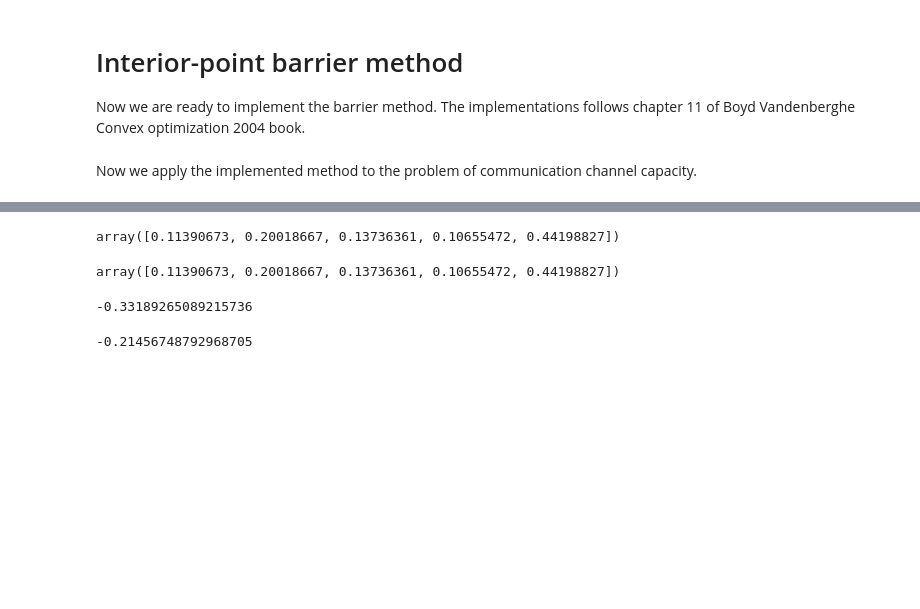
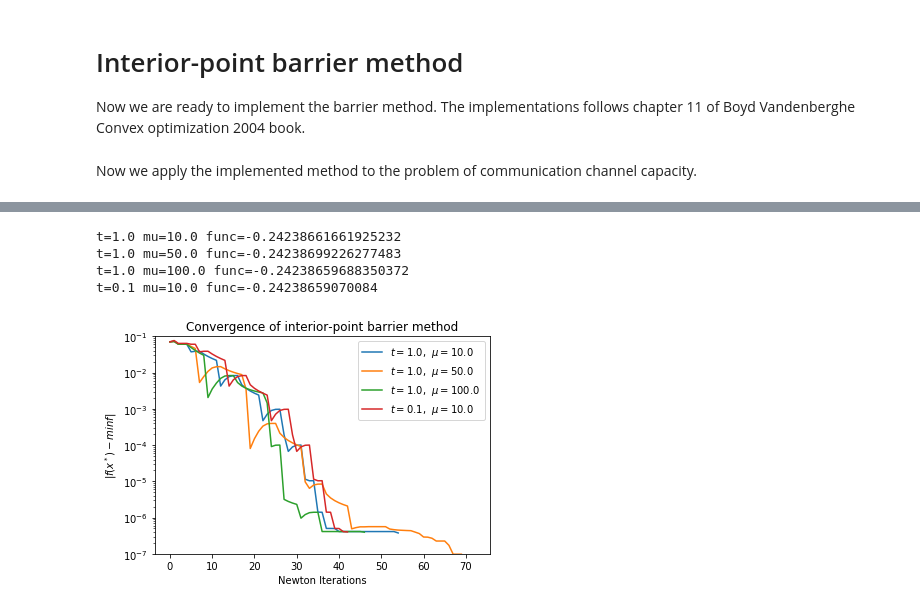
Before and after one commit to ikibardin/communication-channel-capacity, a Jupyter notebook: interior_point.ipynb, the cells around one changed output, grey strips where cells are left out. Cells and saved outputs as stored; diff of their text form; code cells hidden in the pictures; blank space fills up the shorter version.

Commit message:
Finalize interior-point method

```diff
--- a/interior_point.ipynb
+++ b/interior_point.ipynb
@@ -11,8 +11,6 @@ from scipy import optimize
 First we implement an extension of Newton’s method to include equality
 constraints. We will need it later for building an interior-point barrier method. The implementation follows chapter 10 of Boyd Vandenberghe Convex optimization 2004 book.
 # %%
-
-
 class NewtonMethodWithEqualityConstraints:
     def __init__(self):
         pass
@@ -45,6 +43,7 @@ class NewtonMethodWithEqualityConstraints:
         return step_size
 
     def minimize(self, func, grad_func, hessian_func, A, b, x0, tol=1e-6):
+        report ={'xs': [x0]}
         while True:
             step = self._get_newton_step(grad_func=grad_func,
                                          hessian_func=hessian_func,
@@ -58,7 +57,9 @@ class NewtonMethodWithEqualityConstraints:
                                                   grad_func=grad_func,
                                                   x=x0, step=step)
             x0 = x0 + step_size * step
-        return x0
+            report['xs'].append(x0)
+        report['x0'] = x0
+        return report
 # %% [markdown]
 Let's test our implementation of Newton's method with solving a simple optimization problem defined as follows:
 
@@ -232,6 +239,7 @@ solver = BarrierSolver(func0=lambda z: func(z, c_t, n, m),
                        barrier_func=lambda z: barrier_func(z, n, m),
                        grad_barrier_func=lambda z: grad_barrier_func(z, n, m),
                        hessian_barrier_func=lambda z: hessian_barrier_func(z, n, m),
-                       A=A, b=b, m=m)
-sol = solver.minimize(z0)
+                       A=A, b=b, m=n)
+report = solver.minimize(z0, tol=1e-7)
+report
 # %% [output]
@@ -263,12 +262,0 @@ sol[:n].sum()
-# %%
-sol[-m:]
-# %% [output]
-array([0.11390673, 0.20018667, 0.13736361, 0.10655472, 0.44198827])
-# %%
-P @ sol[:n]
-# %% [output]
-array([0.11390673, 0.20018667, 0.13736361, 0.10655472, 0.44198827])
-# %%
-func(sol, c_t, n, m)
-# %% [output]
--0.33189265089215736
@@ -280,4 +263,34 @@ alt3 = np.hstack([alt, alt2])
-# %%
-func(alt3, c_t, n, m)
-# %% [output]
--0.21456748792968705
+# %%
+min_f_true = -0.24238699226277483
+
+for t in [1., 0.1]:
+    for mu in [10., 50., 100.]:
+        solver = BarrierSolver(func0=lambda z: func(z, c_t, n, m),
+                           grad_func0=lambda z: grad_func(z, c_t, n, m),
+                           hessian_func0=lambda z: hessian_func(z, c_t, n, m),
+                           barrier_func=lambda z: barrier_func(z, n, m),
+                           grad_barrier_func=lambda z: grad_barrier_func(z, n, m),
+                           hessian_barrier_func=lambda z: hessian_barrier_func(z, n, m),
+                           A=A, b=b, m=n)
+        report = solver.minimize(z0, tol=1e-7, t=t, mu=mu)
+
+        print('t={} mu={} func={}'.format(t, mu, report['min_f']))
+        plt.semilogy(np.arange(report['num_iters']), np.abs(np.array(report['fs']) - min_f_true), label=r'$t={}$,  $\mu={}$'.format(t, mu))
+
+        if t == 0.1:
+            break
+
+plt.legend()
+plt.xlabel('Newton Iterations')
+plt.ylabel(r'$|f(x^*) - min f|$')
+plt.title('Convergence of interior-point barrier method')
+
+plt.ylim((1e-7, 1e-1))
+
+plt.savefig('interior_point.pdf')
+# %% [output]
+t=1.0 mu=10.0 func=-0.24238661661925232
+t=1.0 mu=50.0 func=-0.24238699226277483
+t=1.0 mu=100.0 func=-0.24238659688350372
+t=0.1 mu=10.0 func=-0.24238659070084
+[figure, added]
```
Also changed, not shown: parts of 7 cells of this notebook, 1 other file.
